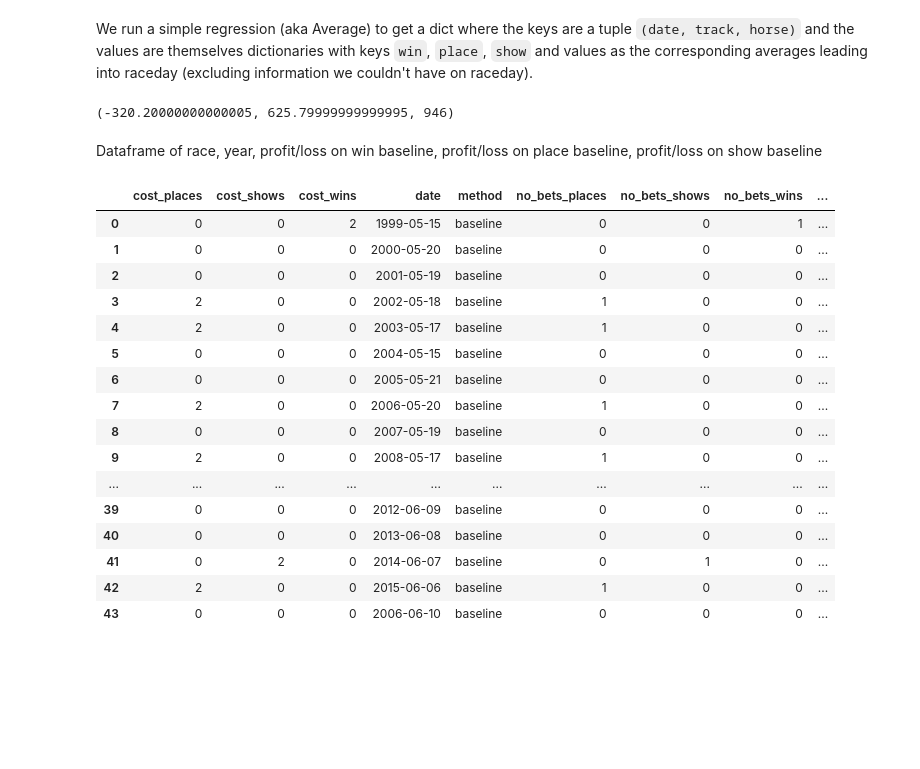
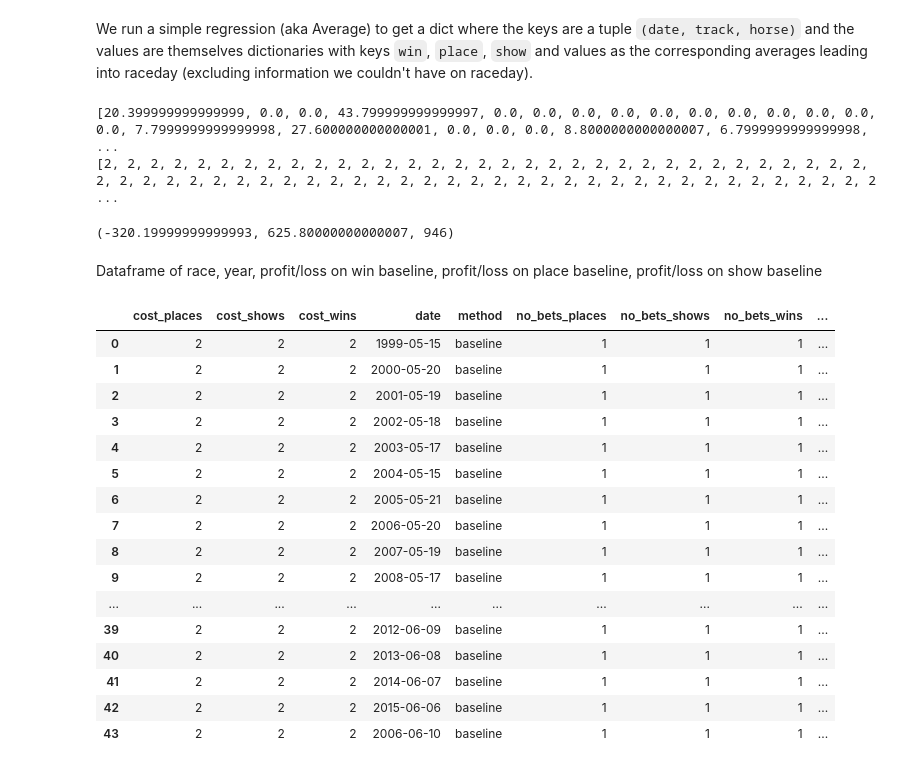
Before and after one commit to gebailey23/prettyponies, a Jupyter notebook: Making Models.ipynb, the cells around one changed output. Cells and saved outputs as stored; diff of their text form; code cells hidden in the pictures; blank space fills up the shorter version.

```diff
--- a/Making Models.ipynb
+++ b/Making Models.ipynb
@@ -137,11 +137,15 @@ def baseline(indict):
             count.append(1)
             pass
 
+    print profit
+    print cost
     return (np.sum(profit) - np.sum(cost), np.sum(profit), np.sum(cost))
 
 baseline(avg_payouts)
 # %% [output]
-(-320.20000000000005, 625.79999999999995, 946)
+[20.399999999999999, 0.0, 0.0, 43.799999999999997, 0.0, 0.0, 0.0, 0.0, 0.0, 0.0, 0.0, 0.0, 0.0, 0.0, 0.0, 7.7999999999999998, 27.600000000000001, 0.0, 0.0, 0.0, 8.8000000000000007, 6.7999999999999998, ...
+[2, 2, 2, 2, 2, 2, 2, 2, 2, 2, 2, 2, 2, 2, 2, 2, 2, 2, 2, 2, 2, 2, 2, 2, 2, 2, 2, 2, 2, 2, 2, 2, 2, 2, 2, 2, 2, 2, 2, 2, 2, 2, 2, 2, 2, 2, 2, 2, 2, 2, 2, 2, 2, 2, 2, 2, 2, 2, 2, 2, 2, 2, 2, 2, 2, 2, 2 ...
+(-320.19999999999993, 625.80000000000007, 946)
 # %% [markdown]
 Dataframe of race, year, profit/loss on win baseline, profit/loss on place baseline, profit/loss on show baseline
 # %%
@@ -202,34 +206,30 @@ def make_bets_sorted_strat(indict, unique_test_dates=unique_test_dates, strat =
 
         # Bet on Win
         if sorted_list[0][3] > 0:
+            outdict['cost_wins'].append(2)
+            outdict['no_bets_wins'].append(1)
             if math.isnan(testdf.loc[(testdf.name == sorted_list[0][2]) &
                                      (testdf.track == sorted_list[0][1]) &
                                      (testdf.date == sorted_list[0][0])]['win'].iloc[0]):
-                outdict['no_bets_wins'].append(0)
-                outdict['cost_wins'].append(0)
                 outdict['profit_wins'].append(0)
             else:
-                outdict['no_bets_wins'].append(1)
-                outdict['cost_wins'].append(2)
                 outdict['profit_wins'].append(testdf.loc[(testdf.name == sorted_list[0][2]) &
                                      (testdf.track == sorted_list[0][1]) &
                                      (testdf.date == sorted_list[0][0])]['win'].iloc[0])
         else:
+            outdict['cost_wins'].append(0)
             outdict['no_bets_wins'].append(0)
-            outdict['cost_wins'].append(0)
             outdict['profit_wins'].append(0)
 
         # Bet on Place
         if sorted_list[1][3] > 0:
+            outdict['no_bets_places'].append(1)
+            outdict['cost_places'].append(2)
             if math.isnan(testdf.loc[(testdf.name == sorted_list[1][2]) &
                                      (testdf.track == sorted_list[1][1]) &
                                      (testdf.date == sorted_list[1][0])]['place'].iloc[0]):
-                outdict['no_bets_places'].append(0)
-                outdict['cost_places'].append(0)
                 outdict['profit_places'].append(0)
             else:
-                outdict['no_bets_places'].append(1)
-                outdict['cost_places'].append(2)
                 outdict['profit_places'].append(testdf.loc[(testdf.name == sorted_list[1][2]) &
                                      (testdf.track == sorted_list[1][1]) &
                                      (testdf.date == sorted_list[1][0])]['place'].iloc[0])
@@ -238,53 +238,51 @@ def make_bets_sorted_strat(indict, unique_test_dates=unique_test_dates, strat =
             outdict['cost_places'].append(0)
             outdict['profit_places'].append(0)
 
         # Bet on Show
         if sorted_list[2][3] > 0:
+            outdict['no_bets_shows'].append(1)
+            outdict['cost_shows'].append(2)
             if math.isnan(testdf.loc[(testdf.name == sorted_list[2][2]) &
                                      (testdf.track == sorted_list[2][1]) &
                                      (testdf.date == sorted_list[2][0])]['show'].iloc[0]):
-                outdict['no_bets_shows'].append(0)
-                outdict['cost_shows'].append(0)
                 outdict['profit_shows'].append(0)
             else:
-                outdict['no_bets_shows'].append(1)
-                outdict['cost_shows'].append(2)
                 outdict['profit_shows'].append(testdf.loc[(testdf.name == sorted_list[2][2]) &
                                      (testdf.track == sorted_list[2][1]) &
                                      (testdf.date == sorted_list[2][0])]['show'].iloc[0])
         else:
             outdict['no_bets_shows'].append(0)
             outdict['cost_shows'].append(0)
             outdict['profit_shows'].append(0)
 
         outdict['method'].append(method)
         outdict['strategy'].append(strat)
         outdict['race'].append(sorted_list[0][1])
         outdict['date'].append(sorted_list[0][0])
     return outdict
 
 sorted_results = pd.DataFrame(make_bets_sorted_strat(avg_payouts,
                                                      unique_test_dates=unique_test_dates,
                                                      method='baseline', strat='sorted'))
 sorted_results
 # %% [output]
 |  | cost_places | cost_shows | cost_wins | date | method | no_bets_places | no_bets_shows | no_bets_wins | ... |
-| 0 | 0 | 0 | 2 | 1999-05-15 | baseline | 0 | 0 | 1 | ... |
-| 1 | 0 | 0 | 0 | 2000-05-20 | baseline | 0 | 0 | 0 | ... |
-| 2 | 0 | 0 | 0 | 2001-05-19 | baseline | 0 | 0 | 0 | ... |
-| 3 | 2 | 0 | 0 | 2002-05-18 | baseline | 1 | 0 | 0 | ... |
-| 4 | 2 | 0 | 0 | 2003-05-17 | baseline | 1 | 0 | 0 | ... |
-| 5 | 0 | 0 | 0 | 2004-05-15 | baseline | 0 | 0 | 0 | ... |
-| 6 | 0 | 0 | 0 | 2005-05-21 | baseline | 0 | 0 | 0 | ... |
-| 7 | 2 | 0 | 0 | 2006-05-20 | baseline | 1 | 0 | 0 | ... |
-| 8 | 0 | 0 | 0 | 2007-05-19 | baseline | 0 | 0 | 0 | ... |
-| 9 | 2 | 0 | 0 | 2008-05-17 | baseline | 1 | 0 | 0 | ... |
+| 0 | 2 | 2 | 2 | 1999-05-15 | baseline | 1 | 1 | 1 | ... |
+| 1 | 2 | 2 | 2 | 2000-05-20 | baseline | 1 | 1 | 1 | ... |
+| 2 | 2 | 2 | 2 | 2001-05-19 | baseline | 1 | 1 | 1 | ... |
+| 3 | 2 | 2 | 2 | 2002-05-18 | baseline | 1 | 1 | 1 | ... |
+| 4 | 2 | 2 | 2 | 2003-05-17 | baseline | 1 | 1 | 1 | ... |
+| 5 | 2 | 2 | 2 | 2004-05-15 | baseline | 1 | 1 | 1 | ... |
+| 6 | 2 | 2 | 2 | 2005-05-21 | baseline | 1 | 1 | 1 | ... |
+| 7 | 2 | 2 | 2 | 2006-05-20 | baseline | 1 | 1 | 1 | ... |
+| 8 | 2 | 2 | 2 | 2007-05-19 | baseline | 1 | 1 | 1 | ... |
+| 9 | 2 | 2 | 2 | 2008-05-17 | baseline | 1 | 1 | 1 | ... |
 | ... | ... | ... | ... | ... | ... | ... | ... | ... | ... |
-| 39 | 0 | 0 | 0 | 2012-06-09 | baseline | 0 | 0 | 0 | ... |
-| 40 | 0 | 0 | 0 | 2013-06-08 | baseline | 0 | 0 | 0 | ... |
-| 41 | 0 | 2 | 0 | 2014-06-07 | baseline | 0 | 1 | 0 | ... |
-| 42 | 2 | 0 | 0 | 2015-06-06 | baseline | 1 | 0 | 0 | ... |
-| 43 | 0 | 0 | 0 | 2006-06-10 | baseline | 0 | 0 | 0 | ... |
+| 39 | 2 | 2 | 2 | 2012-06-09 | baseline | 1 | 1 | 1 | ... |
+| 40 | 2 | 2 | 2 | 2013-06-08 | baseline | 1 | 1 | 1 | ... |
+| 41 | 2 | 2 | 2 | 2014-06-07 | baseline | 1 | 1 | 1 | ... |
+| 42 | 2 | 2 | 2 | 2015-06-06 | baseline | 1 | 1 | 1 | ... |
+| 43 | 2 | 2 | 2 | 2006-06-10 | baseline | 1 | 1 | 1 | ... |
 # %%
 def make_bets_baseline_strat(indict, unique_test_dates=unique_test_dates, method = 'unknown', strat='baseline'):
     outdict = {}
```
Also changed, not shown: parts of 3 cells of this notebook, 1 other file.
